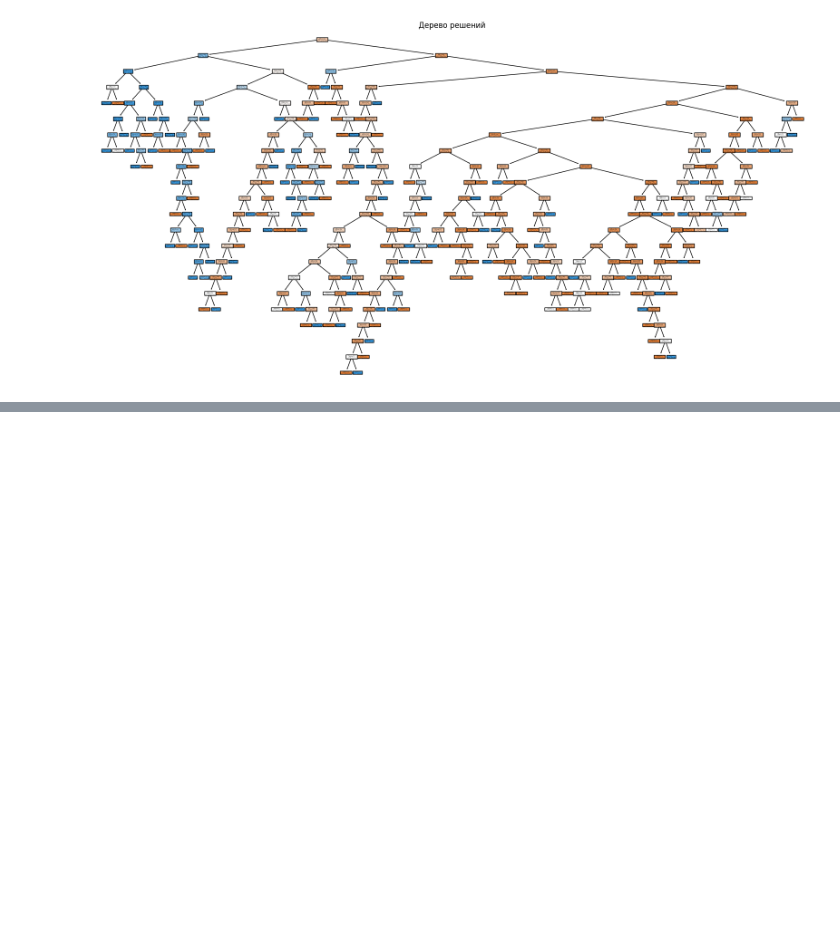
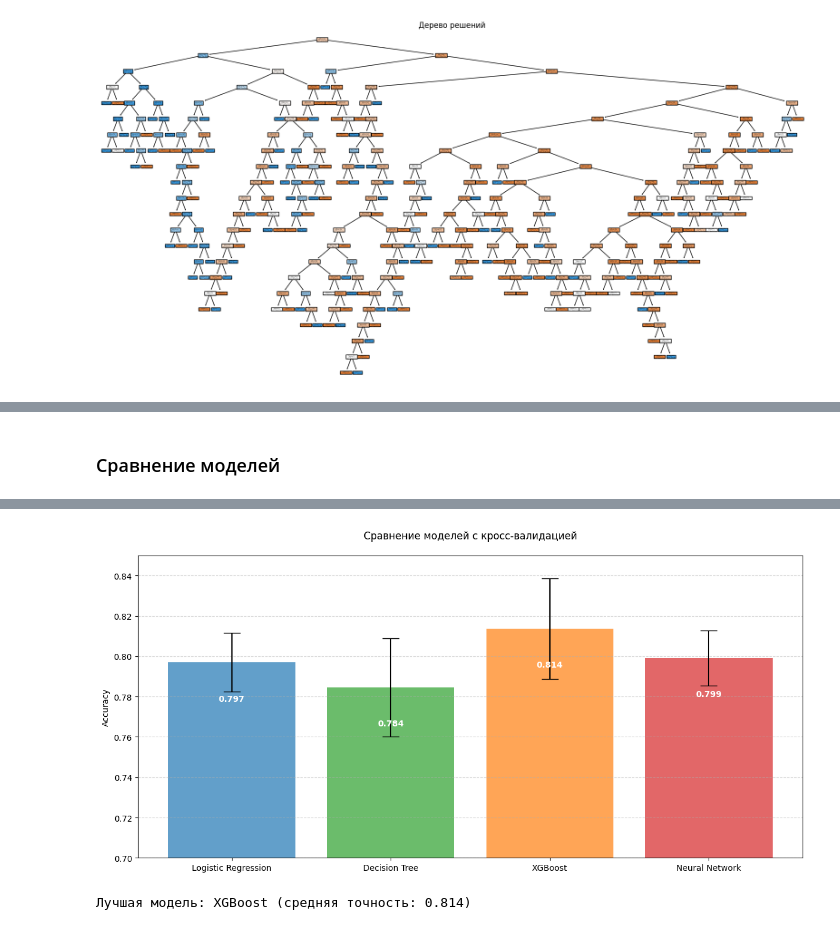
Before and after one commit to BigBabyData/ML, a Jupyter notebook: Titanic.ipynb, the cells around one changed output, grey strips where cells are left out. Saved outputs shown, nothing was run; the diff lists cells and outputs as text; code cells hidden in the pictures; blank space fills up the shorter version.

Commit message:
neural network + model comparison

```diff
--- a/Titanic.ipynb
+++ b/Titanic.ipynb
@@ -368,0 +420,70 @@ Parameters: { "use_label_encoder" } are not used.
+# %% [markdown]
+### Сравнение моделей
+# %%
+from sklearn.model_selection import cross_val_score, StratifiedKFold
+from sklearn.linear_model import LogisticRegression
+from sklearn.tree import DecisionTreeClassifier
+from xgboost import XGBClassifier
+
+models = {
+    'Logistic Regression': Pipeline([
+        ('preprocessor', preprocessor),
+        ('classifier', LogisticRegression(max_iter=1000, random_state=42))
+    ]),
+    'Decision Tree': Pipeline([
+        ('preprocessor', preprocessor),
+        ('classifier', DecisionTreeClassifier(random_state=42))
+    ]),
+    'XGBoost': Pipeline([
+        ('preprocessor', preprocessor),
+        ('classifier', XGBClassifier(eval_metric='logloss', random_state=42))
+    ]),
+    'Neural Network': model_nn  # Используем уже созданную модель нейросети
+}
+
+# Настройка кросс-валидации
+cv = StratifiedKFold(n_splits=5, shuffle=True, random_state=42)
+results = {}
+
+# Выполнение кросс-валидации для всех моделей
+for name, model in models.items():
+    scores = cross_val_score(model, X, y, cv=cv, scoring='accuracy', n_jobs=-1)
+    results[name] = {
+        'mean_accuracy': np.mean(scores),
+        'std_accuracy': np.std(scores),
+        'all_scores': scores
+    }
+    print(f"{name}:")
+    print(f"  Средняя точность: {results[name]['mean_accuracy']:.3f} (±{results[name]['std_accuracy']:.3f})")
+    print(f"  Все результаты: {np.round(results[name]['all_scores'], 3)}\n")
+
+# Визуализация результатов
+plt.figure(figsize=(12, 6))
+x = np.arange(len(models))
+means = [results[name]['mean_accuracy'] for name in models]
+stds = [results[name]['std_accuracy'] for name in models]
+
+bars = plt.bar(x, means, yerr=stds, align='center', alpha=0.7,
+               color=['#1f77b4', '#2ca02c', '#ff7f0e', '#d62728'], capsize=10)
+
+plt.xticks(x, models.keys())
+plt.ylabel('Accuracy')
+plt.title('Сравнение моделей с кросс-валидацией', pad=20)
+plt.ylim(0.7, 0.85)
+
+# Добавление значений точности на столбцы
+for bar, mean in zip(bars, means):
+    height = bar.get_height()
+    plt.text(bar.get_x() + bar.get_width()/2., height - 0.02,
+             f'{mean:.3f}',
+             ha='center', va='bottom',
+             color='white', fontweight='bold')
+
+plt.grid(axis='y', linestyle='--', alpha=0.5)
+plt.tight_layout()
+plt.show()
+
+# Определение лучшей модели
+best_model_name = max(results, key=lambda x: results[x]['mean_accuracy'])
+print(f"\nЛучшая модель: {best_model_name} (средняя точность: {results[best_model_name]['mean_accuracy']:.3f})")
+# %% [output]
@@ -368,0 +505,2 @@ Parameters: { "use_label_encoder" } are not used.
+[figure, added]
+Лучшая модель: XGBoost (средняя точность: 0.814)
```
Also changed, not shown: parts of 10 cells of this notebook.
